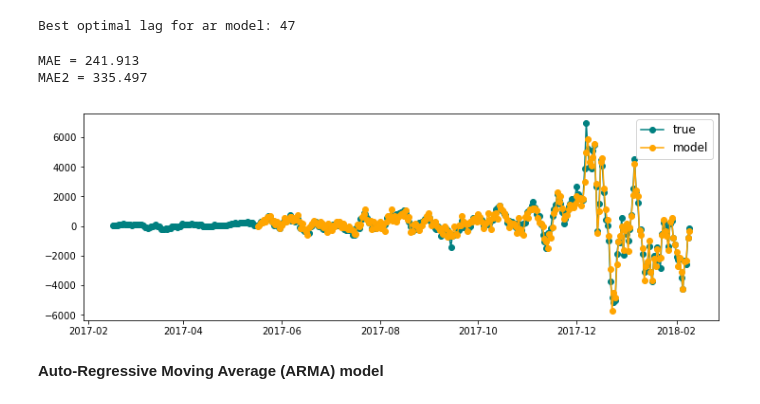
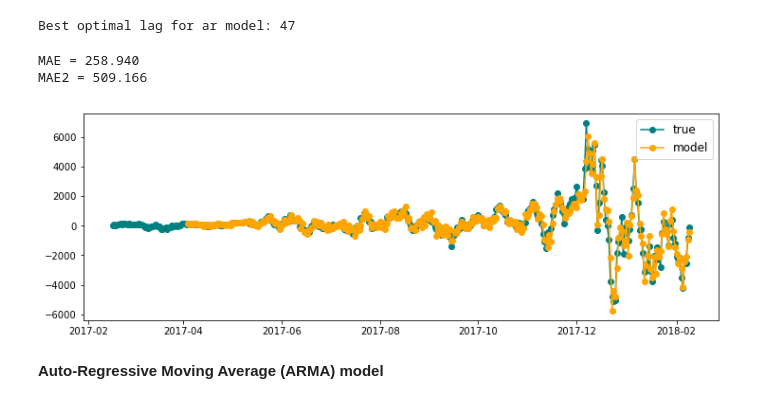
Before and after one commit to jessgess/Time_Series_Analysis_ARIMA, a Jupyter notebook: time_series.ipynb, the cells around one changed output. Saved outputs shown, nothing was run; the diff lists cells and outputs as text; code cells hidden in the pictures.

```diff
--- a/time_series.ipynb
+++ b/time_series.ipynb
@@ -145,22 +145,22 @@ print("Best optimal lag for ar model: {}".format(optlag))
 # %% [output]
 Best optimal lag for ar model: 47
 # %%
-lag = 90 #90 gives lower error though might be useful experimenting with that too
+lag = 47 #90 gives lower error though might be useful experimenting with that too
 ar = tsa.AR(time_series)
 ar_fit = ar.fit(maxlag=lag, ic='aic')
 ar_prediction = ar_fit.predict(start=lag)
 
 plt.figure(figsize=(12, 4))
 plt.plot(time_series, '-o', label='true', color='teal')
 plt.plot(ar_prediction, '-o', label='model', color='orange')
 plt.legend(fontsize=12);
 
 print('MAE = {0:.3f}'.format(mean_absolute_error(time_series[lag:], ar_prediction)))
 print('MAE2 = {0:.3f}'.format(mean_absolute_error(time_series[-90:], ar_prediction[-90:]))) #error only for the last 90 days
 # %% [output]
-MAE = 241.913
-MAE2 = 335.497
+MAE = 258.940
+MAE2 = 509.166
-[figure, old version]
+[figure, new version]
 # %% [markdown]
 **Auto-Regressive Moving Average (ARMA) model**
 # %%
```
Also changed, not shown: parts of 10 cells of this notebook, 1 other file.
